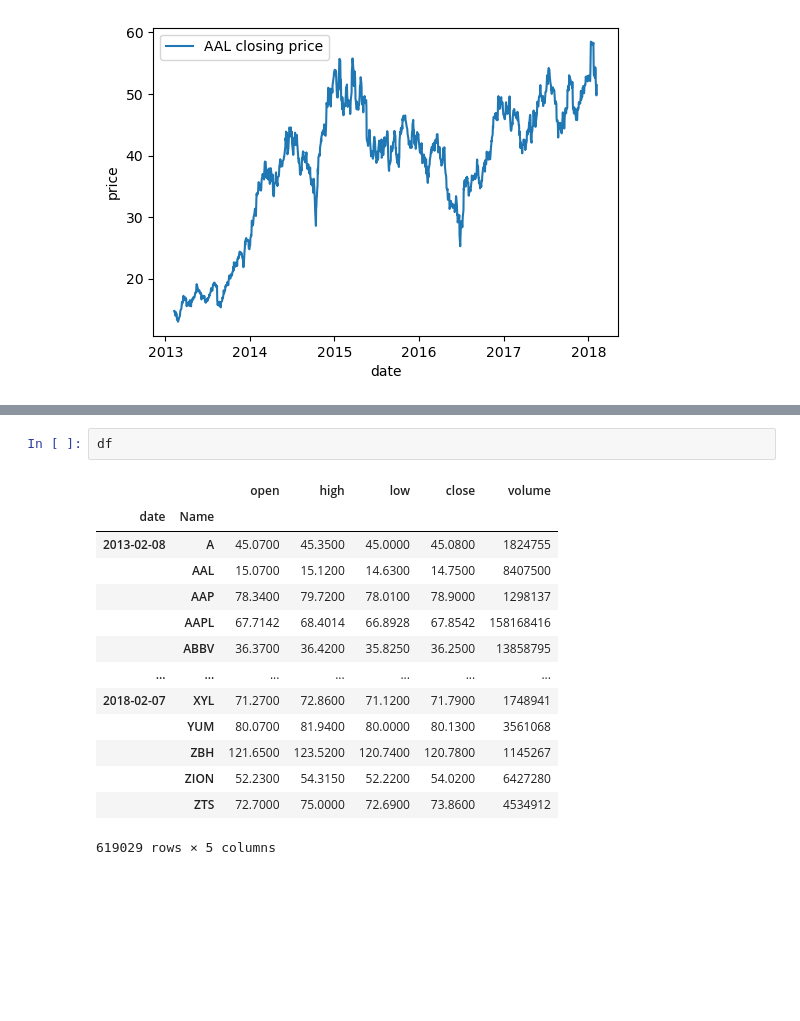
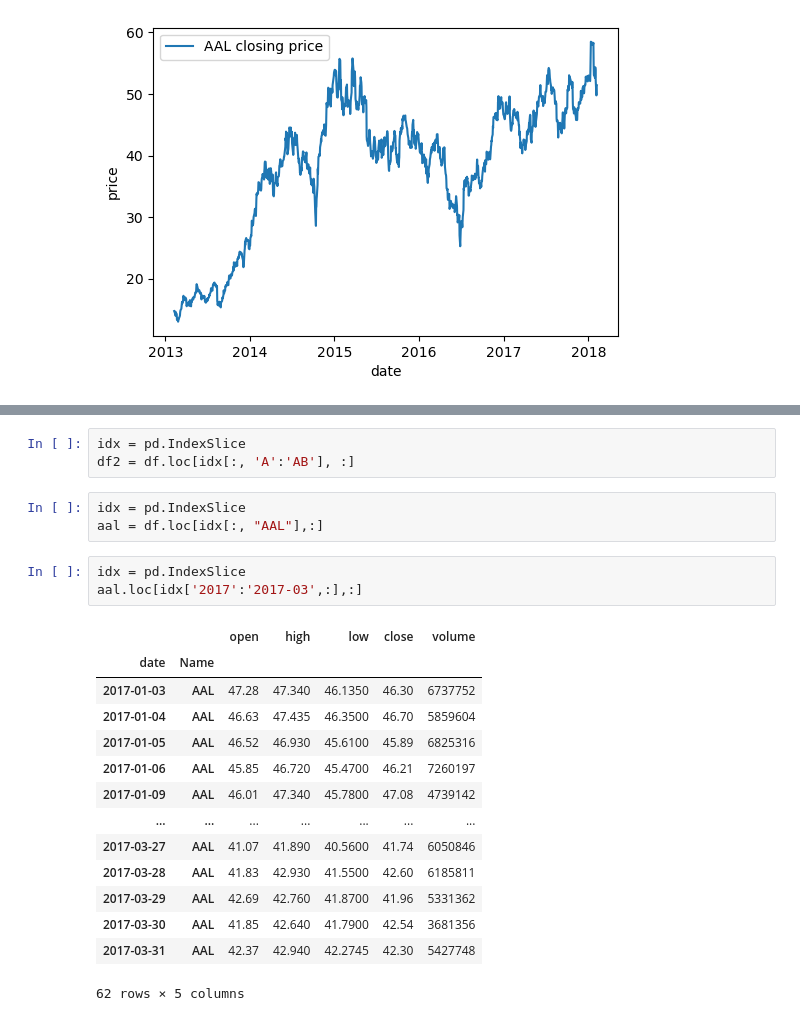
Before and after one commit to omid-sar/Interview-Preparation, a Jupyter notebook: data_manipulation/time_series.ipynb, the cells around one changed output, grey strips where cells are left out. Saved outputs shown, nothing was run; the diff lists cells and outputs as text; blank space fills up the shorter version.

```diff
--- a/data_manipulation/time_series.ipynb
+++ b/data_manipulation/time_series.ipynb
@@ -88,17 +84,24 @@ asd.index.loc
-# %%
-df
-# %% [output]
-|  |  | open | high | low | close | volume |
-| date | Name |  |  |  |  |  |
-| 2013-02-08 | A | 45.0700 | 45.3500 | 45.0000 | 45.0800 | 1824755 |
-|  | AAL | 15.0700 | 15.1200 | 14.6300 | 14.7500 | 8407500 |
-|  | AAP | 78.3400 | 79.7200 | 78.0100 | 78.9000 | 1298137 |
-|  | AAPL | 67.7142 | 68.4014 | 66.8928 | 67.8542 | 158168416 |
-|  | ABBV | 36.3700 | 36.4200 | 35.8250 | 36.2500 | 13858795 |
-| ... | ... | ... | ... | ... | ... | ... |
-| 2018-02-07 | XYL | 71.2700 | 72.8600 | 71.1200 | 71.7900 | 1748941 |
-|  | YUM | 80.0700 | 81.9400 | 80.0000 | 80.1300 | 3561068 |
-|  | ZBH | 121.6500 | 123.5200 | 120.7400 | 120.7800 | 1145267 |
-|  | ZION | 52.2300 | 54.3150 | 52.2200 | 54.0200 | 6427280 |
-|  | ZTS | 72.7000 | 75.0000 | 72.6900 | 73.8600 | 4534912 |
-619029 rows × 5 columns
+# %%
+idx = pd.IndexSlice
+df2 = df.loc[idx[:, 'A':'AB'], :]
+# %%
+idx = pd.IndexSlice
+aal = df.loc[idx[:, "AAL"],:]
+# %%
+idx = pd.IndexSlice
+aal.loc[idx['2017':'2017-03',:],:]
+# %% [output]
+|  |  | open | high | low | close | volume |
+| date | Name |  |  |  |  |  |
+| 2017-01-03 | AAL | 47.28 | 47.340 | 46.1350 | 46.30 | 6737752 |
+| 2017-01-04 | AAL | 46.63 | 47.435 | 46.3500 | 46.70 | 5859604 |
+| 2017-01-05 | AAL | 46.52 | 46.930 | 45.6100 | 45.89 | 6825316 |
+| 2017-01-06 | AAL | 45.85 | 46.720 | 45.4700 | 46.21 | 7260197 |
+| 2017-01-09 | AAL | 46.01 | 47.340 | 45.7800 | 47.08 | 4739142 |
+| ... | ... | ... | ... | ... | ... | ... |
+| 2017-03-27 | AAL | 41.07 | 41.890 | 40.5600 | 41.74 | 6050846 |
+| 2017-03-28 | AAL | 41.83 | 42.930 | 41.5500 | 42.60 | 6185811 |
+| 2017-03-29 | AAL | 42.69 | 42.760 | 41.8700 | 41.96 | 5331362 |
+| 2017-03-30 | AAL | 41.85 | 42.640 | 41.7900 | 42.54 | 3681356 |
+| 2017-03-31 | AAL | 42.37 | 42.940 | 42.2745 | 42.30 | 5427748 |
+62 rows × 5 columns
```
Also changed, not shown: parts of 7 cells of this notebook.
